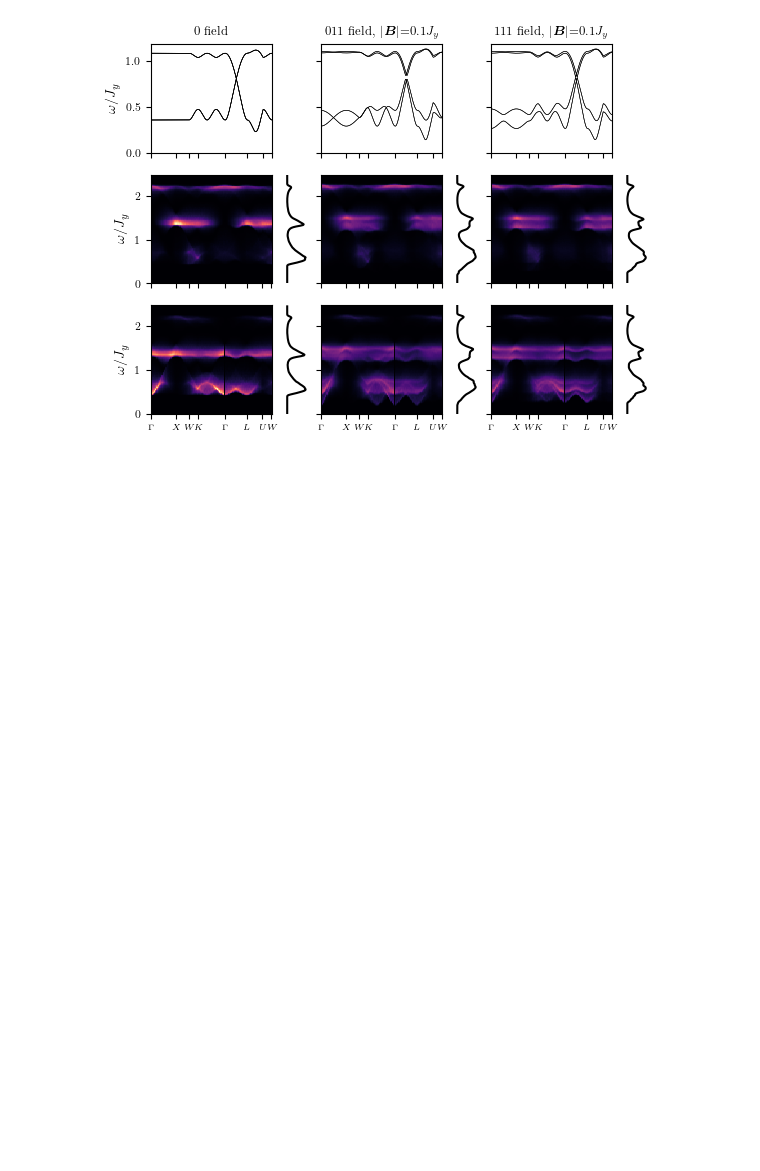
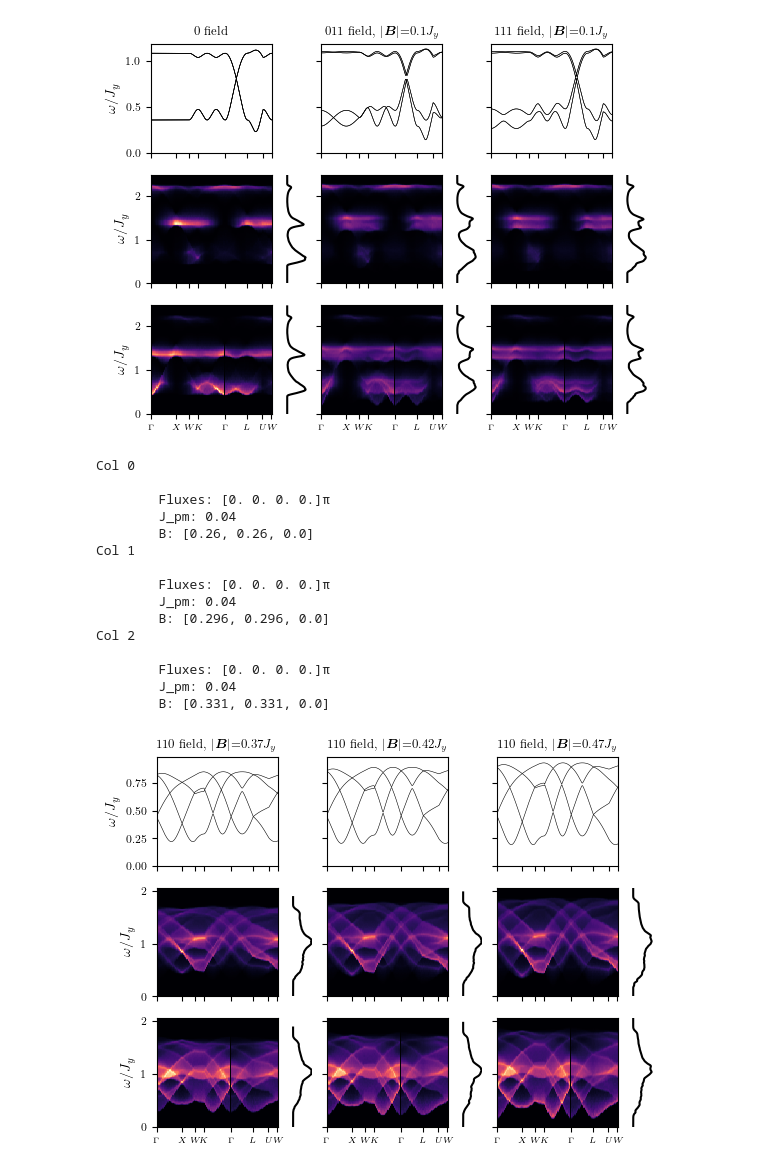
Before and after one commit to Spuriosity1/qsi-spinon-gmft, a Jupyter notebook: plot_pretty.ipynb, the cells around one changed output. Drawn from its saved outputs; the diff is of its cells as text; code cells hidden in the pictures; blank space fills up the shorter version.

```diff
--- a/plot_pretty.ipynb
+++ b/plot_pretty.ipynb
@@ -514,22 +352,40 @@ Col 2
 # %%
 
 settings_pipi00 = [
-    "?name=pipi00?J_pm=-0.040?B=[0.000,0.155,0.155].jld",
-    "?name=pipi00?J_pm=-0.040?B=[0.000,0.213,0.213].jld",
-    "?name=pipi00?J_pm=-0.040?B=[0.000,0.270,0.270].jld"
+    "?name=pipi00?J_pm=0.040?B=[0.260,0.260,0.000].jld",
+    "?name=pipi00?J_pm=0.040?B=[0.296,0.296,0.000].jld",
+    "?name=pipi00?J_pm=0.040?B=[0.331,0.331,0.000].jld"
+    #"?name=pipi00?J_pm=0.040?B=[0.402,0.402,0.000].jld"
 ]
 
 titles = [
-    r"011 field, $|\boldsymbol{B}|$=%.2f$J_y$"% parsinate_B(settings_pipi00[0]),
-    r"011 field, $|\boldsymbol{B}|$=%.2f$J_y$"% parsinate_B(settings_pipi00[1]),
-    r"011 field, $|\boldsymbol{B}|$=%.2f$J_y$"% parsinate_B(settings_pipi00[2]),
+    r"110 field, $|\boldsymbol{B}|$=%.2f$J_y$"% parsinate_B(settings_pipi00[0]),
+    r"110 field, $|\boldsymbol{B}|$=%.2f$J_y$"% parsinate_B(settings_pipi00[1]),
+    r"110 field, $|\boldsymbol{B}|$=%.2f$J_y$"% parsinate_B(settings_pipi00[2]),
 ]
 
 fig, Ax = plot_all(settings_pipi00, titles)
-# fig.savefig(SAVEPATH+"/pipi00-flux.pdf", dpi=300)
+fig.savefig(SAVEPATH+"/pipi00-flux.pdf", dpi=300)
 
 # fig, Ax = plot_all_magnetic_only(settings_pipi00)
 # fig.savefig(SAVEPATH_POSTER+"/pipi00-flux.pdf", dpi=300)
+# %% [output]
+Col 0
+
+        Fluxes: [0. 0. 0. 0.]π
+        J_pm: 0.04
+        B: [0.26, 0.26, 0.0]
+Col 1
+
+        Fluxes: [0. 0. 0. 0.]π
+        J_pm: 0.04
+        B: [0.296, 0.296, 0.0]
+Col 2
+
+        Fluxes: [0. 0. 0. 0.]π
+        J_pm: 0.04
+        B: [0.331, 0.331, 0.0]
+[figure, added]
 # %%
 settings_FF = [
     # "?name=FF?J_pm=-0.040?B=[0.170,0.170,0.170].jld",
```
Also changed, not shown: parts of 11 cells of this notebook, 2 other files.
